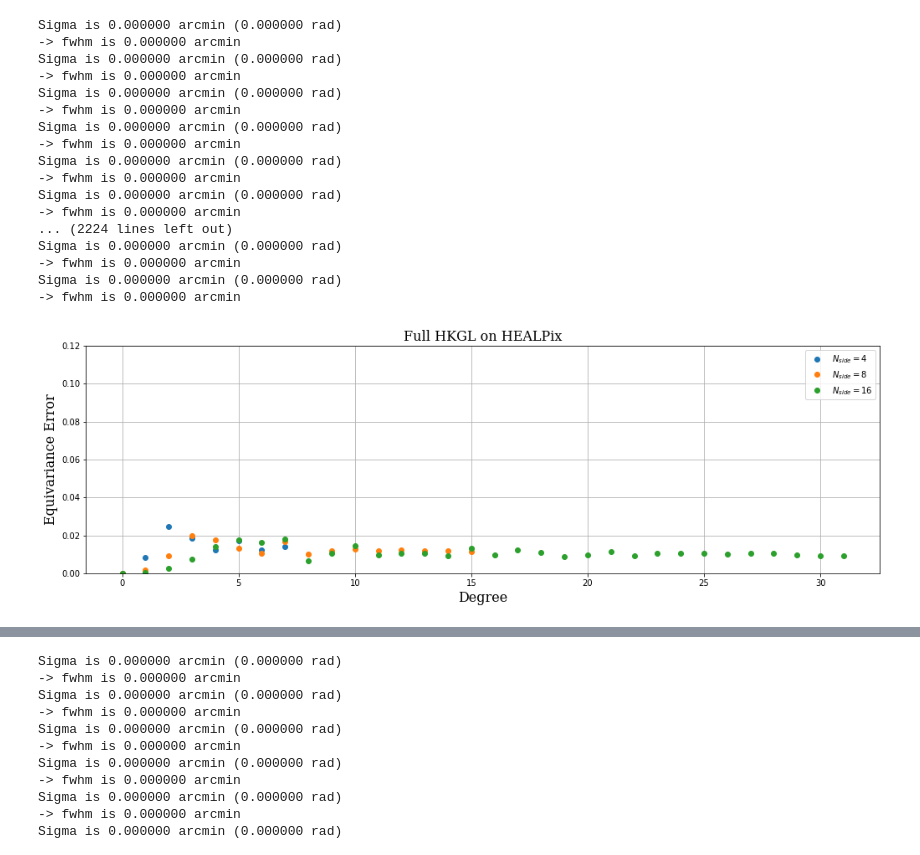
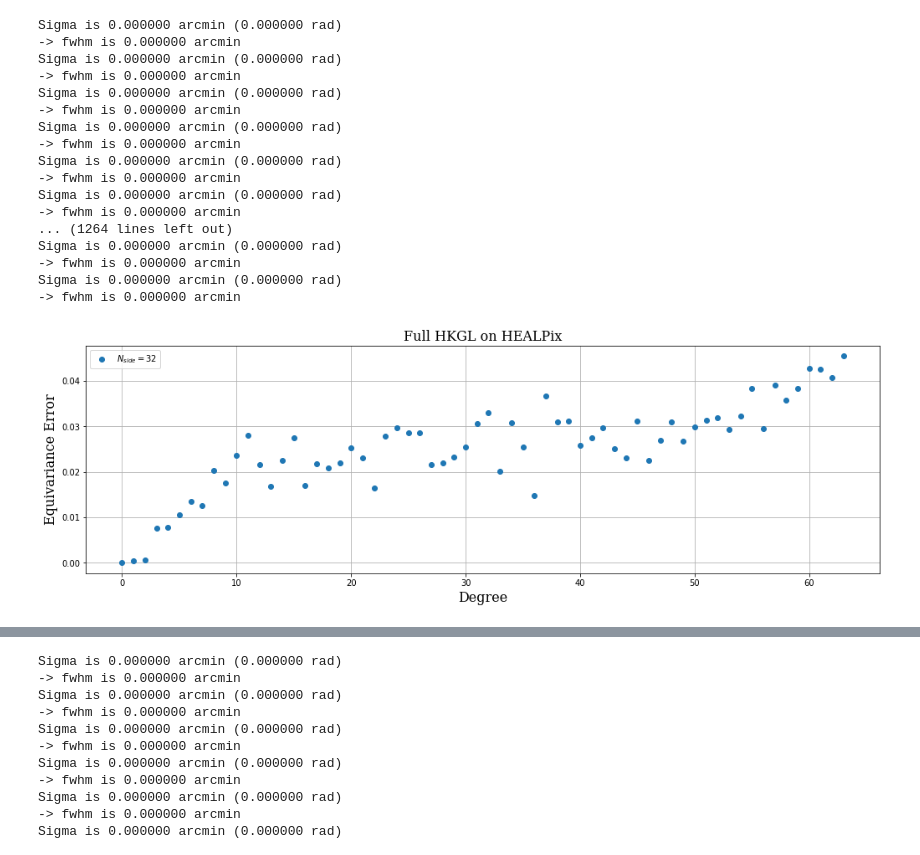
Before and after one commit to MartMilani/PDM, a Jupyter notebook: codes/06.Equivariance_error/HEALPix_equivariance_error.ipynb, the cells around one changed output, grey strips where cells are left out. Drawn from its saved outputs; the diff is of its cells as text; code cells hidden in the pictures.

Commit message:
found correct spectral rotation HEALPix

```diff
--- a/codes/06.Equivariance_error/HEALPix_equivariance_error.ipynb
+++ b/codes/06.Equivariance_error/HEALPix_equivariance_error.ipynb
@@ -11,6 +11,7 @@ import healpy as hp
 from pyevtk.hl import unstructuredGridToVTK
 from pyevtk.vtk import VtkTriangle, VtkQuad
 import pyshtools
+import pdb
 
 
 optimal_sigmas = {
@@ -18,7 +19,8 @@ optimal_sigmas = {
     2:0.3,
     4:0.175,
     8:0.0525,
-    16:0.015
+    16:0.015,
+    32:0.002
 }
 
 
@@ -171,0 +205,10 @@ font = {'family': 'serif',
+# %%
+nside = 32
+lmax = 2*nside-1
+
+sphere = FullHEALPix(nside)
+
+HKGL_filter = sphere.L
+
+def diffuse_HKGL(x):
+    return HKGL_filter@x
@@ -172,49 +234,35 @@ font = {'family': 'serif',
 # %%
-for nside in [4, 8, 16]:
-    lmax = 2*nside
-
-    sphere = FullHEALPix(nside)
-    HKGL = sphere.L.todense()
-    eig_values, eig_vectors = scipy.linalg.eigh(HKGL)
-    eig_values_normalized = eig_values/np.max(eig_values)
-    eig_vectors_INV = eig_vectors.T
-
-    HKGL_filter = eig_vectors@np.diag(np.exp(-eig_values_normalized))@eig_vectors_INV
-
-    def diffuse_HKGL(x):
-        return HKGL_filter@x
-
-    equiv_error = np.zeros(lmax)
-    for degree in range(lmax):
-        equiv_error[degree] = equivariance_error(20, diffuse_HKGL, plot=False, degree=degree)
-    plt.plot(equiv_error, 'o', label=rf'$N_{{side}}={nside}$')
+equiv_error = np.zeros(lmax+1)
+for degree in range(lmax+1):
+    equiv_error[degree] = equivariance_error(2, diffuse_HKGL, lmax,nside, plot=False, degree=degree)
+plt.plot(equiv_error, 'o', label=rf'$N_{{side}}={nside}$')
 
 plt.xlabel('Degree', fontdict=font)
 plt.ylabel('Equivariance Error', fontdict=font)
 plt.title('Full HKGL on HEALPix', fontdict=font)
-plt.ylim((0,0.12))
+
 plt.grid()
 plt.legend()
 plt.savefig('Full HKGL on HEALPix')
 # %% [output]
 Sigma is 0.000000 arcmin (0.000000 rad)
 -> fwhm is 0.000000 arcmin
 Sigma is 0.000000 arcmin (0.000000 rad)
 -> fwhm is 0.000000 arcmin
 Sigma is 0.000000 arcmin (0.000000 rad)
 -> fwhm is 0.000000 arcmin
 Sigma is 0.000000 arcmin (0.000000 rad)
 -> fwhm is 0.000000 arcmin
 Sigma is 0.000000 arcmin (0.000000 rad)
 -> fwhm is 0.000000 arcmin
 Sigma is 0.000000 arcmin (0.000000 rad)
 -> fwhm is 0.000000 arcmin
-... (2224 lines left out)
+... (1264 lines left out)
 Sigma is 0.000000 arcmin (0.000000 rad)
 -> fwhm is 0.000000 arcmin
 Sigma is 0.000000 arcmin (0.000000 rad)
 -> fwhm is 0.000000 arcmin
-[figure, old version]
+[figure, new version]
 # %%
 for nside in [4, 8, 16]:
     lmax = 2*nside
```
Also changed, not shown: parts of 9 cells of this notebook, 24 other files.
